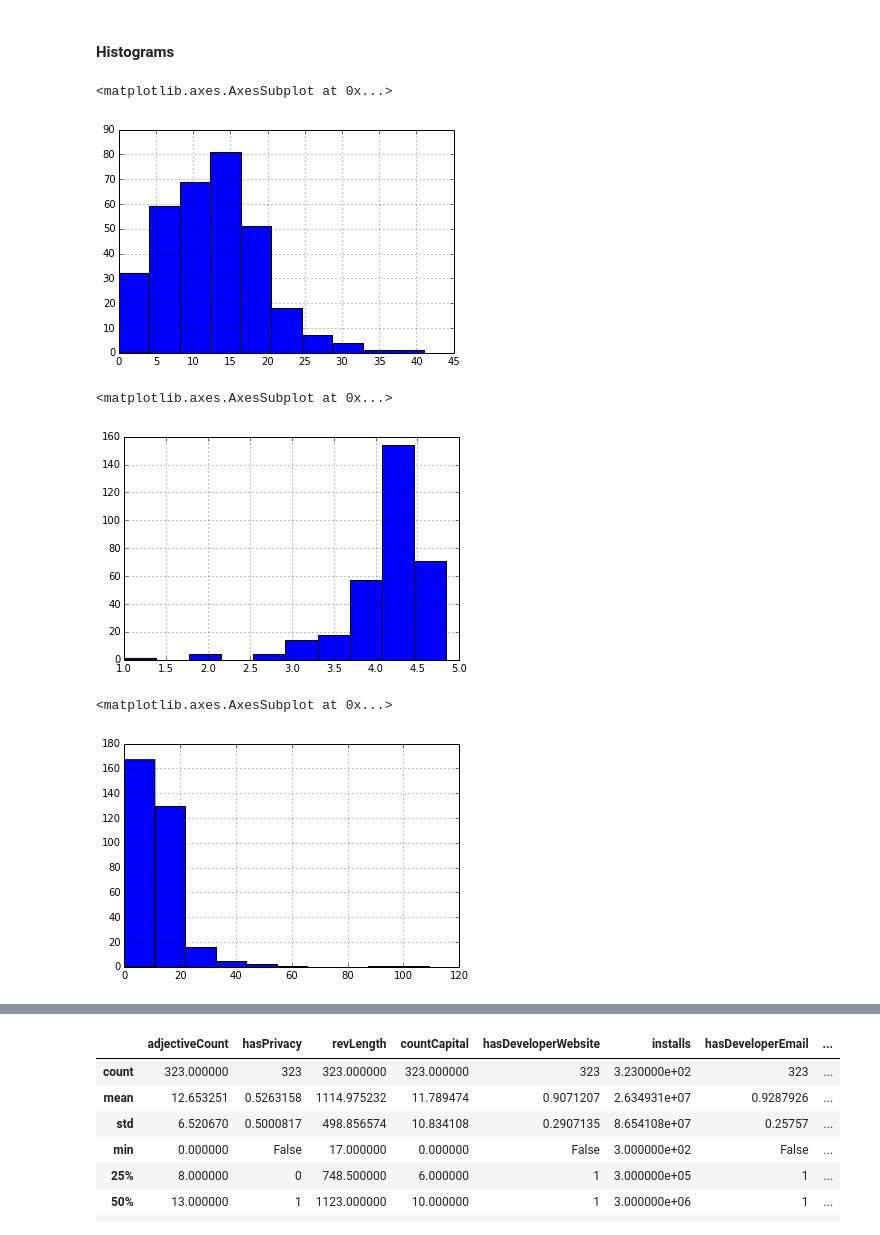
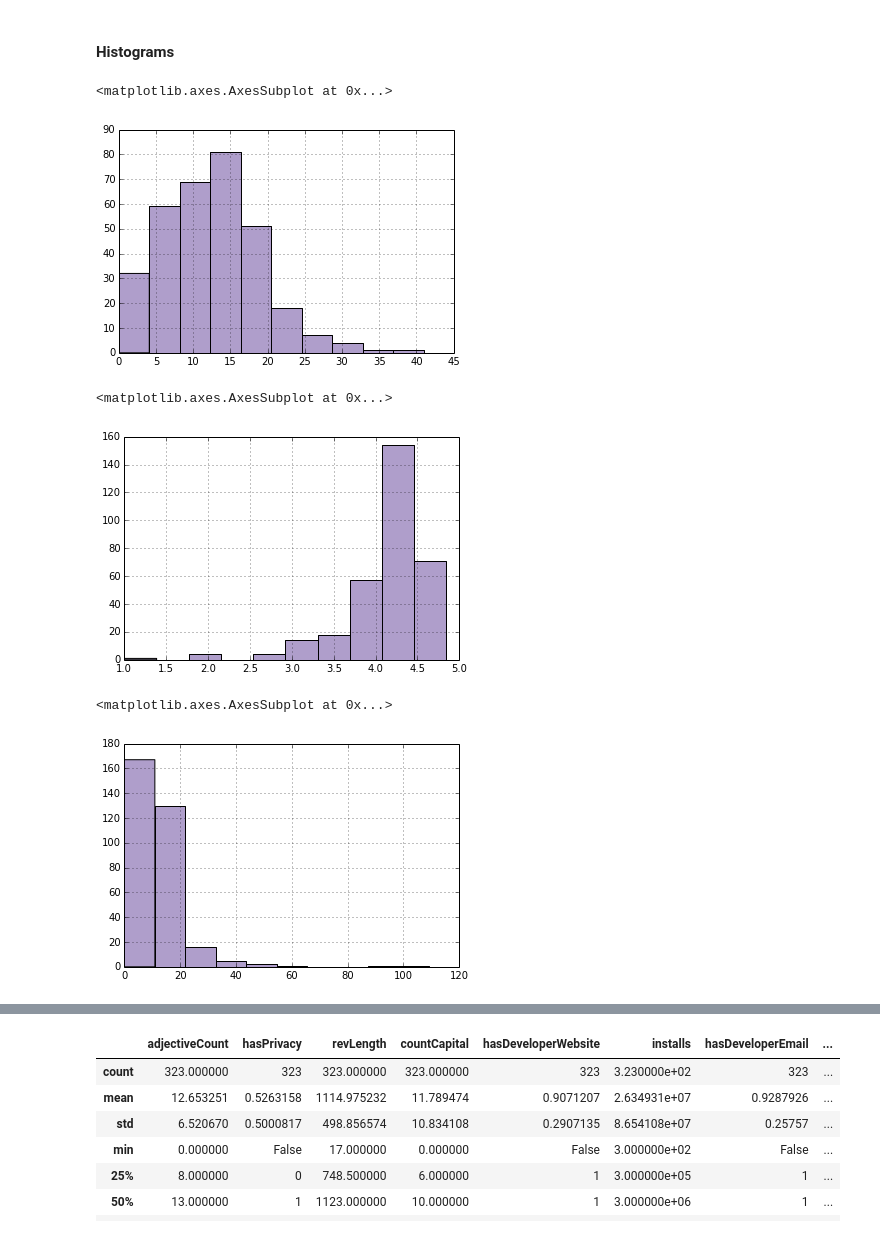
Before and after one commit to seekshreyas/obidroid, a Jupyter notebook: ObidroidLearning.ipynb, the cells around one changed output, grey strips where cells are left out. Cells and saved outputs as stored; diff of their text form; code cells hidden in the pictures.

```diff
--- a/ObidroidLearning.ipynb
+++ b/ObidroidLearning.ipynb
@@ -75,18 +75,18 @@ appFeatures
 # %% [markdown]
 #### Histograms
 # %%
-appFeatures['adjectiveCount'].hist()
+appFeatures['adjectiveCount'].hist(color=['#af9ecb'])
 # %% [output]
 <matplotlib.axes.AxesSubplot at 0x...>
-[figure, old version]
+[figure, new version]
 # %%
-appFeatures['avgRating'].hist()
+appFeatures['avgRating'].hist(color=['#af9ecb'])
 # %% [output]
 <matplotlib.axes.AxesSubplot at 0x...>
-[figure, old version]
+[figure, new version]
 # %%
-appFeatures['countCapital'].hist()
+appFeatures['countCapital'].hist(color=['#af9ecb'])
 # %% [output]
 <matplotlib.axes.AxesSubplot at 0x...>
-[figure, old version]
+[figure, new version]
 # %%
```
Also changed, not shown: parts of 20 cells of this notebook.
